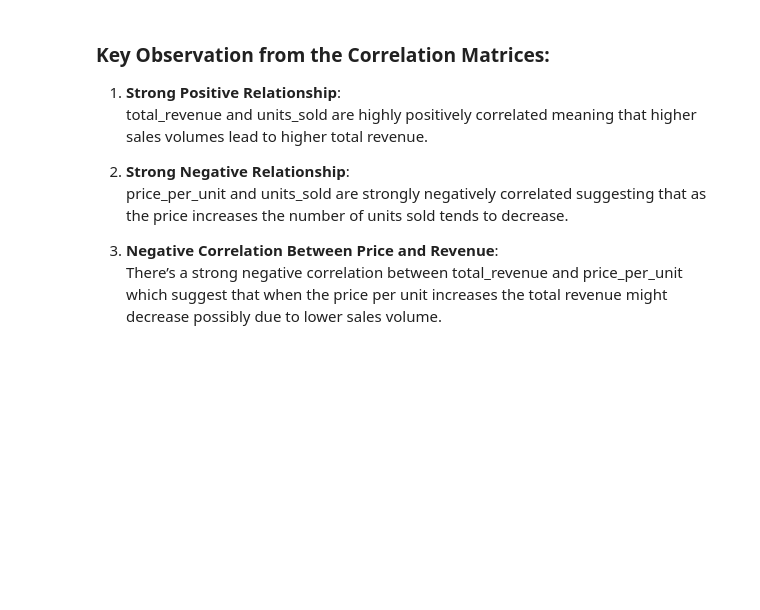
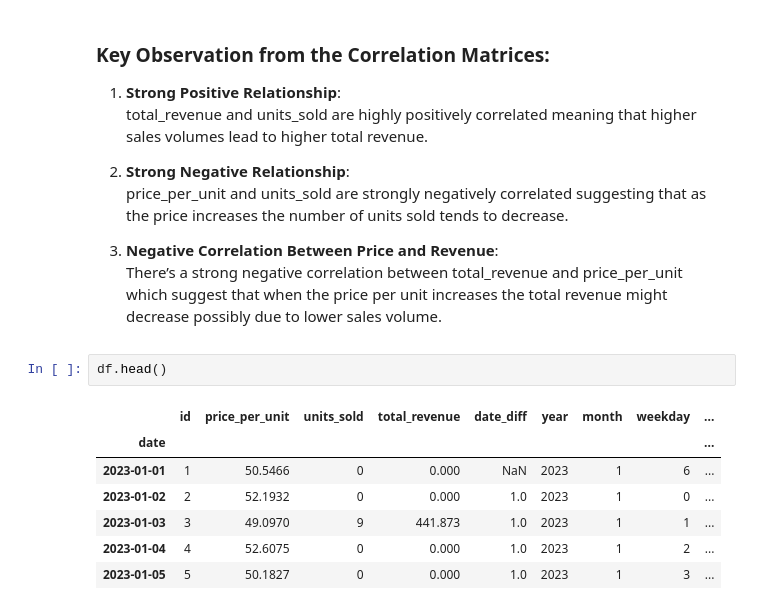
Before and after one commit to codeslashSagnik/Sales_Insights, a Jupyter notebook: sales_insights/analysis/notebooks/visualization.ipynb, the cells around one changed output. Saved outputs shown, nothing was run; the diff lists cells and outputs as text; blank space fills up the shorter version.

```diff
--- a/sales_insights/analysis/notebooks/visualization.ipynb
+++ b/sales_insights/analysis/notebooks/visualization.ipynb
@@ -263,3 +263,13 @@ units_sold           0.999882       -0.932243    1.000000
 
 3. **Negative Correlation Between Price and Revenue**:
    There’s a strong negative correlation between total_revenue and price_per_unit which suggest that when the price per unit increases the total revenue might decrease possibly due to lower sales volume.
+# %%
+df.head()
+# %% [output]
+|  | id | price_per_unit | units_sold | total_revenue | date_diff | year | month | weekday | ... |
+| date |  |  |  |  |  |  |  |  | ... |
+| 2023-01-01 | 1 | 50.5466 | 0 | 0.000 | NaN | 2023 | 1 | 6 | ... |
+| 2023-01-02 | 2 | 52.1932 | 0 | 0.000 | 1.0 | 2023 | 1 | 0 | ... |
+| 2023-01-03 | 3 | 49.0970 | 9 | 441.873 | 1.0 | 2023 | 1 | 1 | ... |
+| 2023-01-04 | 4 | 52.6075 | 0 | 0.000 | 1.0 | 2023 | 1 | 2 | ... |
+| 2023-01-05 | 5 | 50.1827 | 0 | 0.000 | 1.0 | 2023 | 1 | 3 | ... |
```
Also changed, not shown: parts of 3 cells of this notebook, 3 other files.
